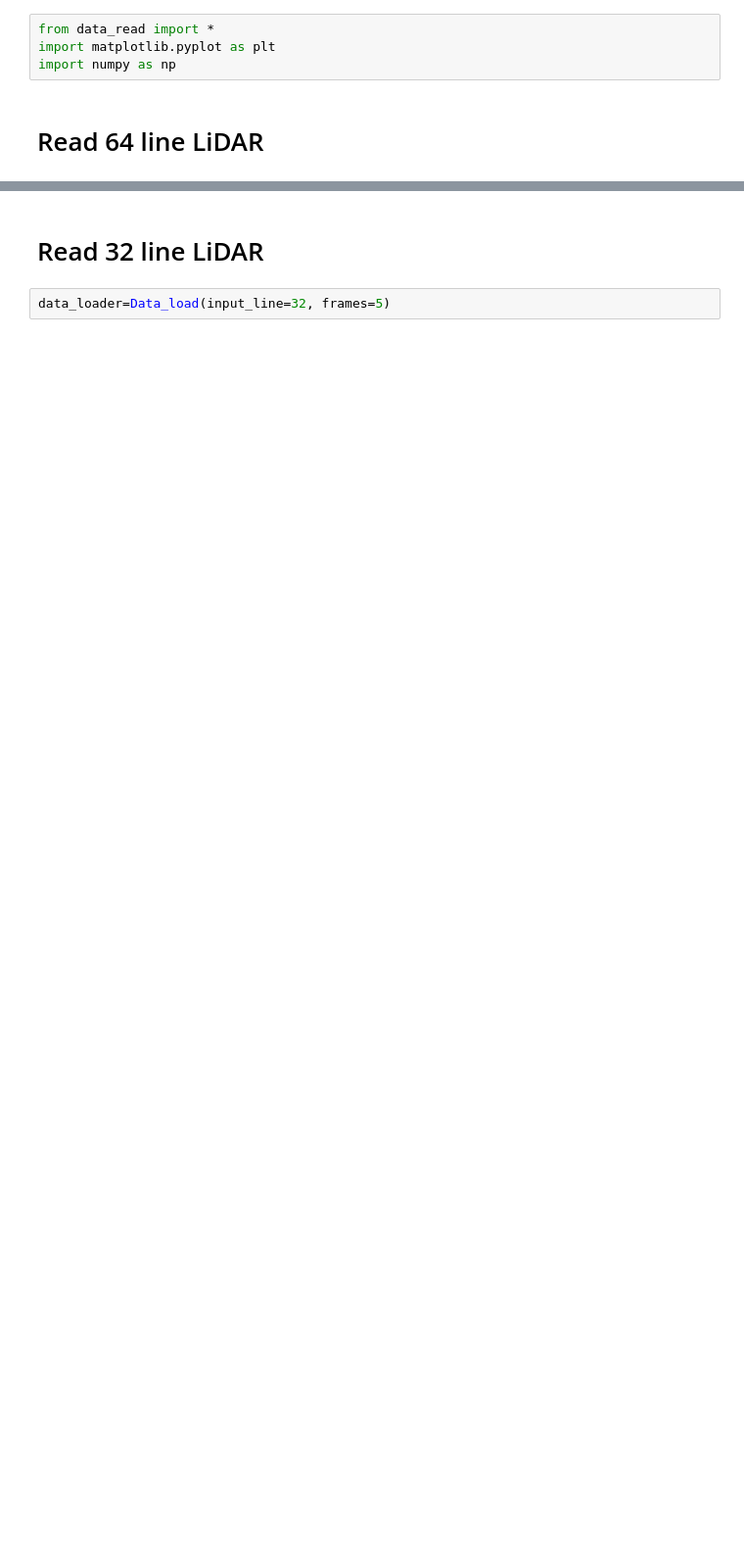
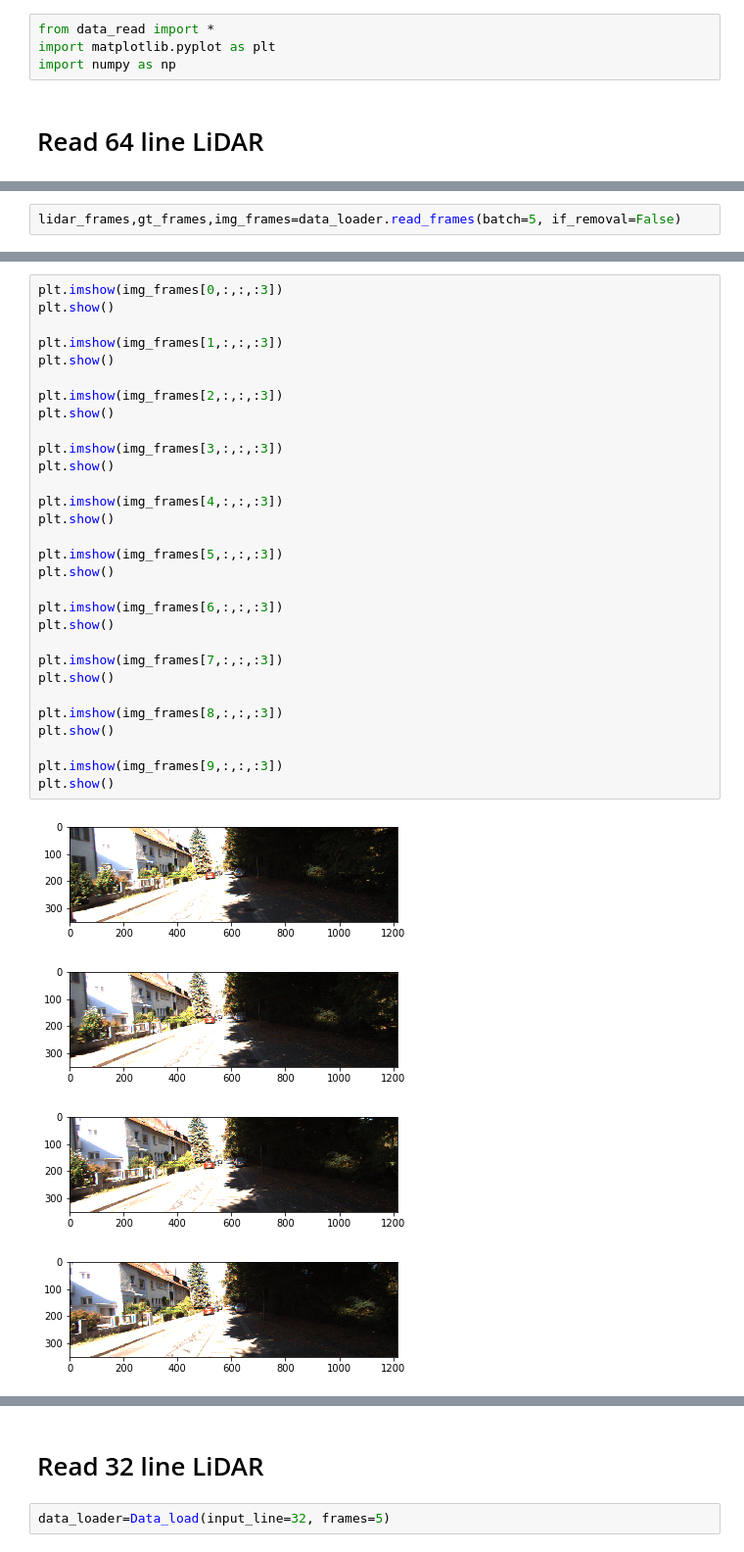
Before and after one commit to Madhan-Sureshbabu/Depth-Completion-from-Low-res-LiDAR-and-monocular-camera, a Jupyter notebook: Data_loader_Example.ipynb, the cells around one changed output, grey strips where cells are left out. Shown at 98% size. Saved outputs shown, nothing was run; the diff lists cells and outputs as text; blank space fills up the shorter version.

```diff
--- a/Data_loader_Example.ipynb
+++ b/Data_loader_Example.ipynb
@@ -8,0 +27,2 @@ data_loader=Data_load(input_line=64, frames=5)
+# %%
+lidar_frames,gt_frames,img_frames=data_loader.read_frames(batch=5, if_removal=False)
@@ -8,0 +33,35 @@ data_loader=Data_load(input_line=64, frames=5)
+# %%
+plt.imshow(img_frames[0,:,:,:3])
+plt.show()
+
+plt.imshow(img_frames[1,:,:,:3])
+plt.show()
+
+plt.imshow(img_frames[2,:,:,:3])
+plt.show()
+
+plt.imshow(img_frames[3,:,:,:3])
+plt.show()
+
+plt.imshow(img_frames[4,:,:,:3])
+plt.show()
+
+plt.imshow(img_frames[5,:,:,:3])
+plt.show()
+
+plt.imshow(img_frames[6,:,:,:3])
+plt.show()
+
+plt.imshow(img_frames[7,:,:,:3])
+plt.show()
+
+plt.imshow(img_frames[8,:,:,:3])
+plt.show()
+
+plt.imshow(img_frames[9,:,:,:3])
+plt.show()
+# %% [output]
+[figure, added]
+[figure, added]
+[figure, added]
+[figure, added]
```
Also changed, not shown: parts of 11 cells of this notebook, 1 other file.
